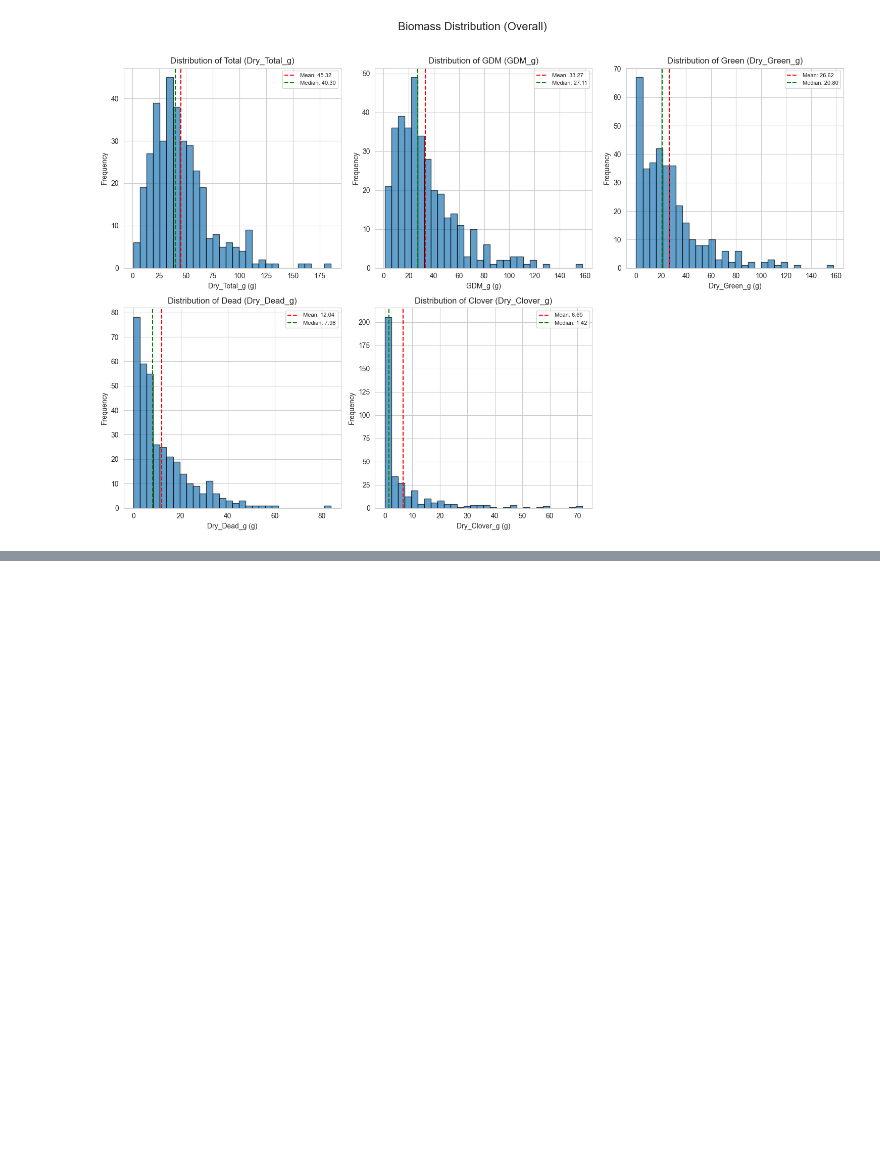
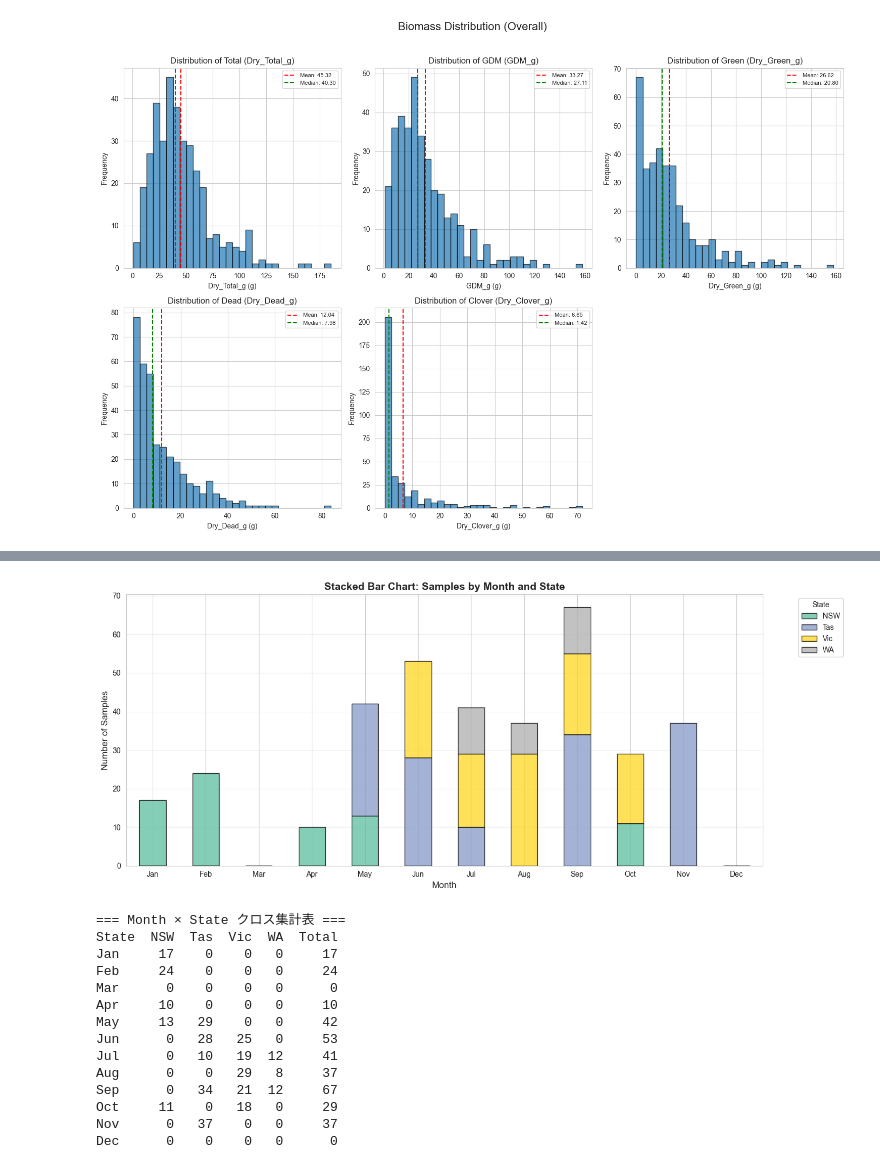
Before and after one commit to marumarukun-da/csiro-biomass, a Jupyter notebook: notebook/eda.ipynb, the cells around one changed output, grey strips where cells are left out. Cells and saved outputs as stored; diff of their text form; code cells hidden in the pictures; blank space fills up the shorter version.

```diff
--- a/notebook/eda.ipynb
+++ b/notebook/eda.ipynb
@@ -170,0 +262,46 @@ Name: count, dtype: int64
+# %%
+# Sampling Date × State の分布（積み上げ棒グラフ）
+
+# 月 × State のクロス集計（転置）
+month_state_crosstab = pd.crosstab(df['Sampling_Month'], df['State'])
+
+# 全ての月（1-12）を含むように reindex（存在しない月は0で埋める）
+month_state_crosstab = month_state_crosstab.reindex(index=range(1, 13), fill_value=0)
+
+# 月名のラベル
+month_labels = ['Jan', 'Feb', 'Mar', 'Apr', 'May', 'Jun', 'Jul', 'Aug', 'Sep', 'Oct', 'Nov', 'Dec']
+
+# 積み上げ棒グラフで可視化
+fig, ax = plt.subplots(figsize=(14, 6))
+month_state_crosstab.plot(kind='bar', stacked=True, ax=ax, edgecolor='black', alpha=0.8, colormap='Set2')
+ax.set_xlabel('Month', fontsize=12)
+ax.set_ylabel('Number of Samples', fontsize=12)
+ax.set_title('Stacked Bar Chart: Samples by Month and State', fontsize=14, fontweight='bold')
+ax.set_xticklabels(month_labels, rotation=0)
+ax.legend(title='State', bbox_to_anchor=(1.05, 1), loc='upper left')
+ax.grid(axis='y', alpha=0.3)
+plt.tight_layout()
+plt.show()
+
+# 月ごとの State 別サンプル数を表示
+print("=== Month × State クロス集計表 ===")
+month_state_display = month_state_crosstab.copy()
+month_state_display.index = month_labels
+month_state_display['Total'] = month_state_display.sum(axis=1)
+print(month_state_display)
+# %% [output]
+[figure, added]
+=== Month × State クロス集計表 ===
+State  NSW  Tas  Vic  WA  Total
+Jan     17    0    0   0     17
+Feb     24    0    0   0     24
+Mar      0    0    0   0      0
+Apr     10    0    0   0     10
+May     13   29    0   0     42
+Jun      0   28   25   0     53
+Jul      0   10   19  12     41
+Aug      0    0   29   8     37
+Sep      0   34   21  12     67
+Oct     11    0   18   0     29
+Nov      0   37    0   0     37
+Dec      0    0    0   0      0
```
Also changed, not shown: parts of 9 cells of this notebook.
